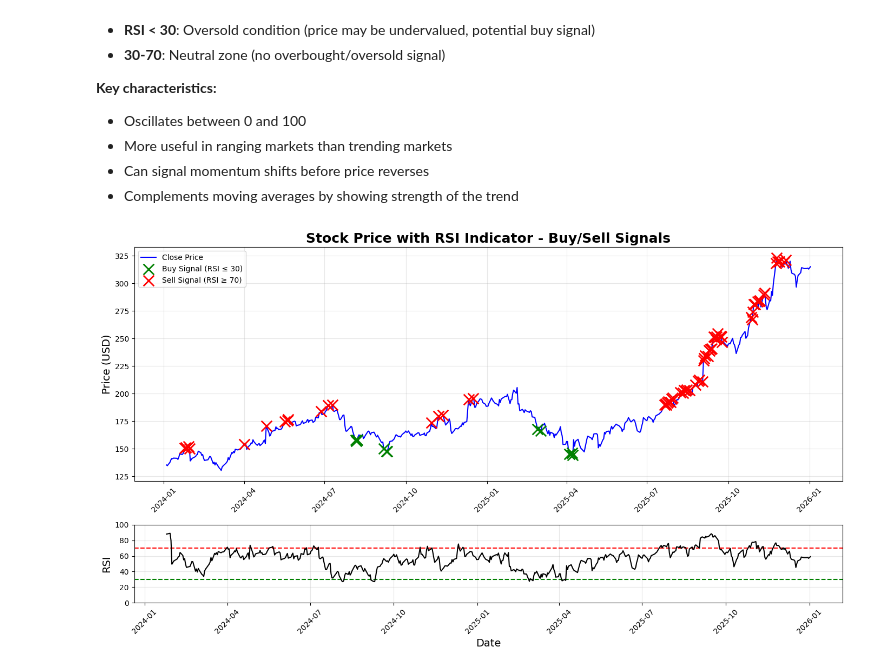
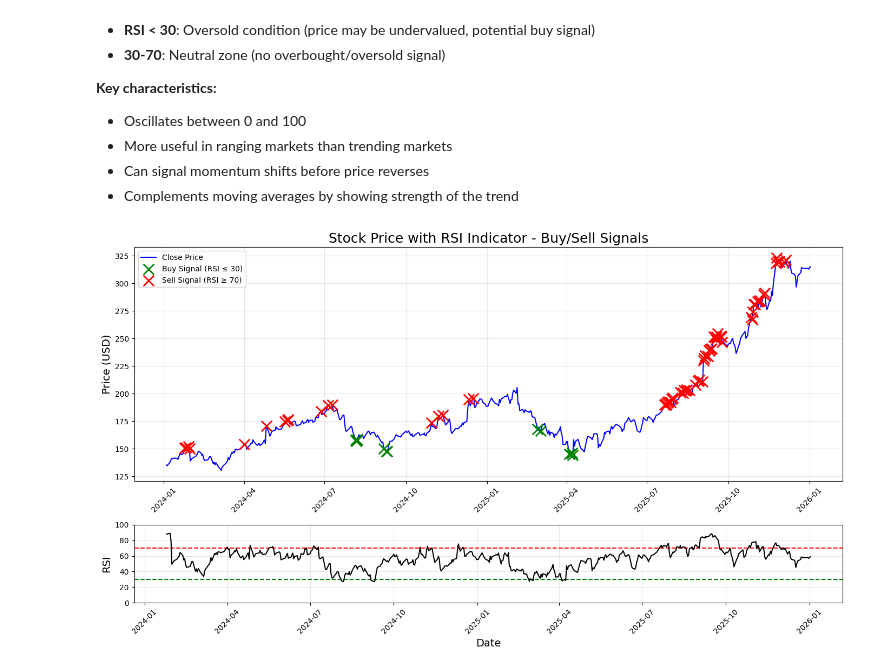
Before and after one commit to JamesDuf/UW-WIM2026-StockAnalysis, a Jupyter notebook: notebook.ipynb, the cells around one changed output. Saved outputs shown, nothing was run; the diff lists cells and outputs as text; code cells hidden in the pictures.

```diff
--- a/notebook.ipynb
+++ b/notebook.ipynb
@@ -151,32 +151,32 @@ ax[0].scatter(buy_signals.index, buy_signals['Close'], marker='x', color='green'
               s=200, linewidths=2, label='Buy Signal (RSI ≤ 30)', zorder=5)
 
 # Add sell signals (red X)
 ax[0].scatter(sell_signals.index, sell_signals['Close'], marker='x', color='red',
               s=200, linewidths=2, label='Sell Signal (RSI ≥ 70)', zorder=5)
 
-ax[0].set_title('Stock Price with RSI Indicator - Buy/Sell Signals', fontsize=18, fontweight='bold')
+ax[0].set_title('Stock Price with RSI Indicator - Buy/Sell Signals', fontsize=18)
 ax[0].set_ylabel('Price (USD)', fontsize=14)
 ax[0].legend(fontsize=10, loc='upper left')
 ax[0].grid(True, alpha=0.3)
 
 
 
 # Bottom subplot: RSI
 ax[1].axhline(y=70, color='red', ls='dashed', linewidth=1.5, label='Overbought (70)')
 ax[1].axhline(y=30, color='green', ls='dashed', linewidth=1.5, label='Oversold (30)')
 ax[1].fill_between(range(len(data)), 70, 100, alpha=0.1, color='red')
 ax[1].fill_between(range(len(data)), 0, 30, alpha=0.1, color='green')
 ax[1].plot(data['RSI'], color='black', linewidth=1.5, label='RSI (14)')
 ax[1].set_ylabel('RSI', fontsize=14)
 ax[1].set_xlabel('Date', fontsize=14)
 ax[1].set_ylim([0, 100])
 #ax[1].legend(fontsize=10, loc='upper left')
 ax[1].grid(True, alpha=0.3)
 
 # Rotate x-axis labels for both subplots
 plt.setp(ax[0].xaxis.get_majorticklabels(), rotation=45)
 plt.setp(ax[1].xaxis.get_majorticklabels(), rotation=45)
 
 plt.tight_layout()
 # %% [output]
-[figure, old version]
+[figure, new version]
```
Also changed, not shown: parts of 5 cells of this notebook.
